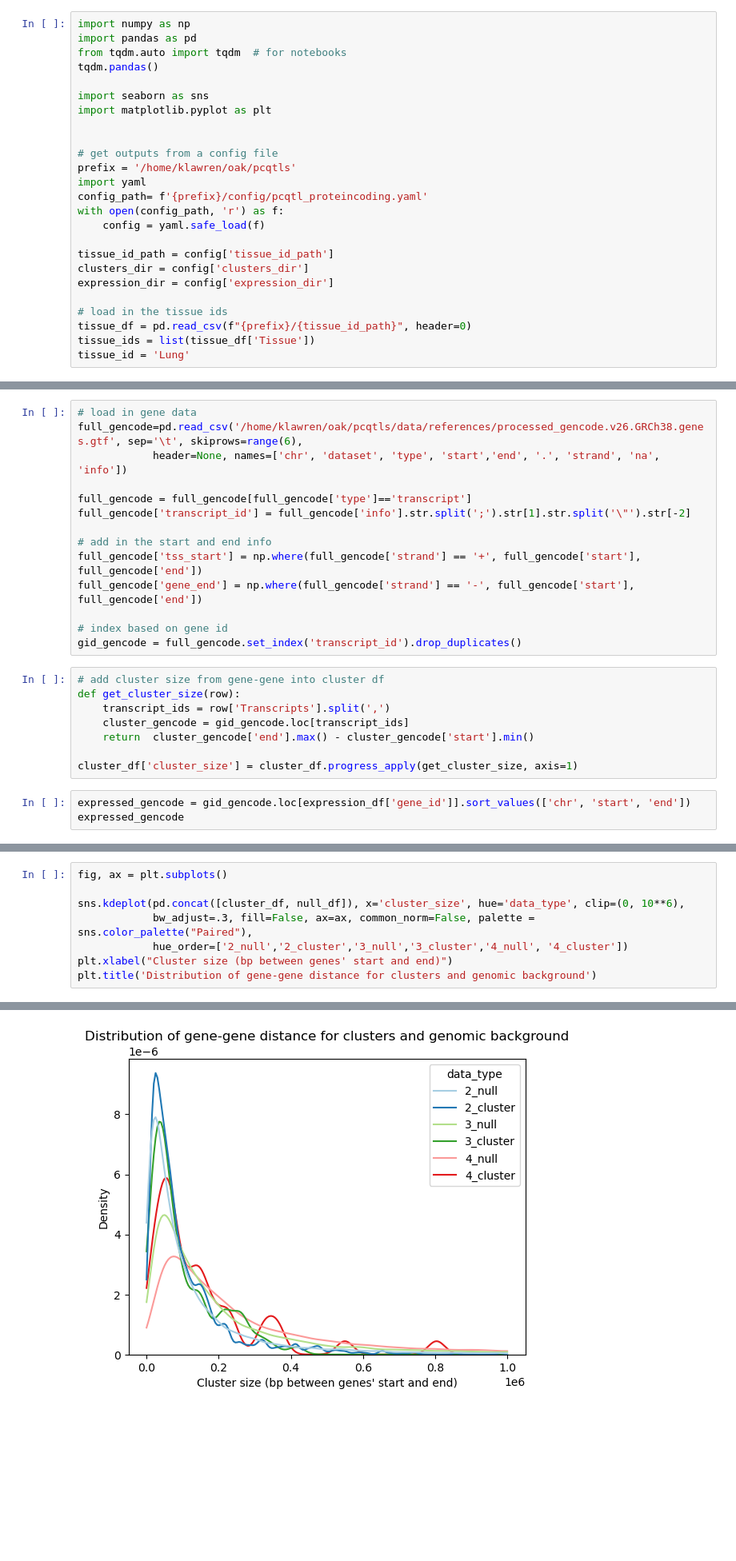
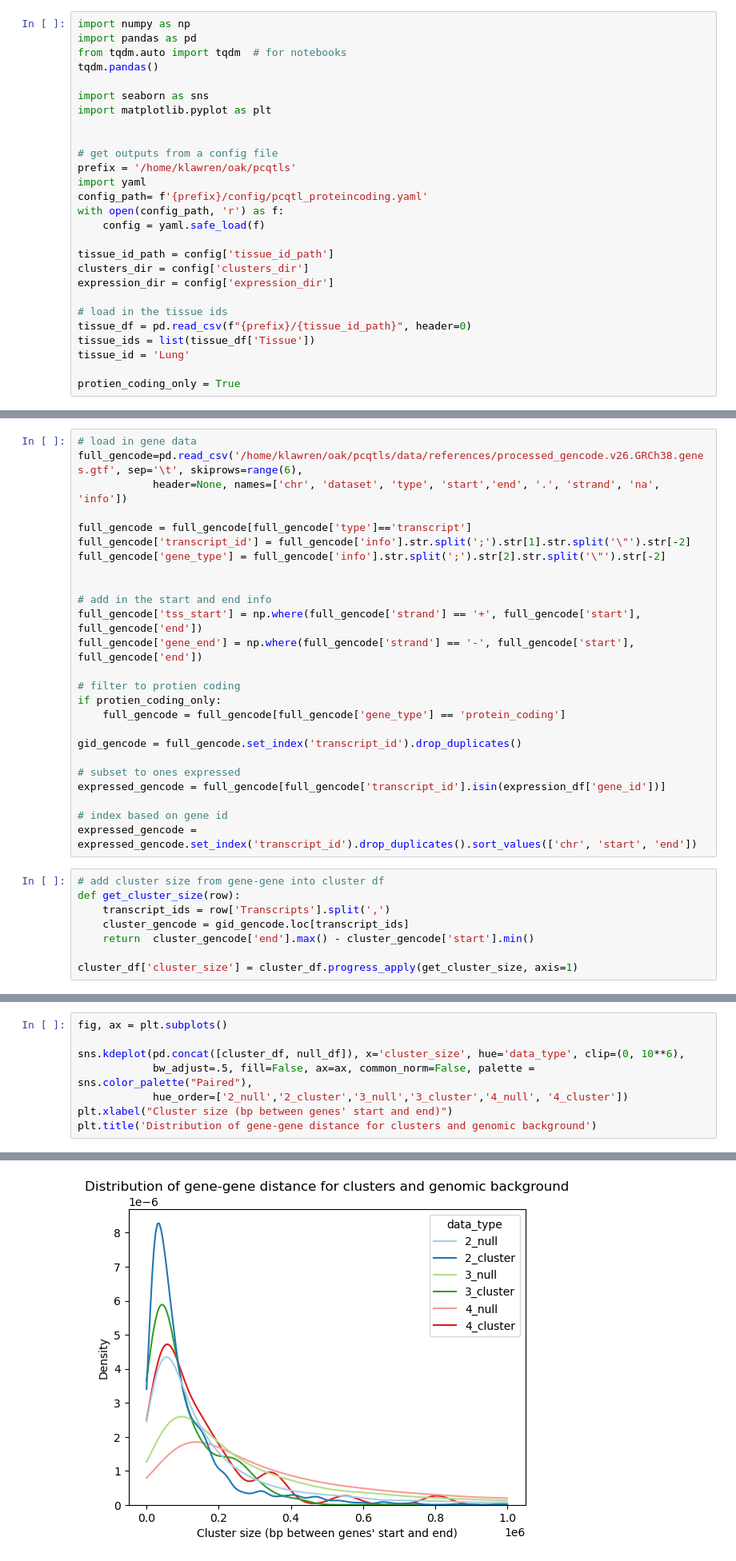
Before and after one commit to kal26/pcqtls, a Jupyter notebook: workflow/notebooks/cluster_analysis/cluster_annotation.ipynb, the cells around one changed output, grey strips where cells are left out. Shown: that part at 80% size. Drawn from its saved outputs; the diff is of its cells as text; blank space fills up the shorter version.

```diff
--- a/workflow/notebooks/cluster_analysis/cluster_annotation.ipynb
+++ b/workflow/notebooks/cluster_analysis/cluster_annotation.ipynb
@@ -39,6 +39,8 @@ expression_dir = config['expression_dir']
 tissue_df = pd.read_csv(f"{prefix}/{tissue_id_path}", header=0)
 tissue_ids = list(tissue_df['Tissue'])
 tissue_id = 'Lung'
+
+protien_coding_only = True
 # %% [markdown]
 ## Cluster distances
 pairs on genes in clusters vs random pairs
@@ -72,13 +74,24 @@ full_gencode=pd.read_csv('/home/klawren/oak/pcqtls/data/references/processed_gen
 
 full_gencode = full_gencode[full_gencode['type']=='transcript']
 full_gencode['transcript_id'] = full_gencode['info'].str.split(';').str[1].str.split('\"').str[-2]
+full_gencode['gene_type'] = full_gencode['info'].str.split(';').str[2].str.split('\"').str[-2]
+
 
 # add in the start and end info
 full_gencode['tss_start'] = np.where(full_gencode['strand'] == '+', full_gencode['start'], full_gencode['end'])
 full_gencode['gene_end'] = np.where(full_gencode['strand'] == '-', full_gencode['start'], full_gencode['end'])
 
+# filter to protien coding
+if protien_coding_only:
+    full_gencode = full_gencode[full_gencode['gene_type'] == 'protein_coding']
+
+gid_gencode = full_gencode.set_index('transcript_id').drop_duplicates()
+
+# subset to ones expressed
+expressed_gencode = full_gencode[full_gencode['transcript_id'].isin(expression_df['gene_id'])]
+
 # index based on gene id
-gid_gencode = full_gencode.set_index('transcript_id').drop_duplicates()
+expressed_gencode = expressed_gencode.set_index('transcript_id').drop_duplicates().sort_values(['chr', 'start', 'end'])
 # %%
 # add cluster size from gene-gene into cluster df
 def get_cluster_size(row):
@@ -87,6 +100,3 @@ def get_cluster_size(row):
     return  cluster_gencode['end'].max() - cluster_gencode['start'].min()
 
 cluster_df['cluster_size'] = cluster_df.progress_apply(get_cluster_size, axis=1)
-# %%
-expressed_gencode = gid_gencode.loc[expression_df['gene_id']].sort_values(['chr', 'start', 'end'])
-expressed_gencode
@@ -150,14 +145,14 @@ cluster_df['data_type'] = cluster_df['N_genes'].clip(0,4).astype(str) + '_cluste
 # %%
 fig, ax = plt.subplots()
 
 sns.kdeplot(pd.concat([cluster_df, null_df]), x='cluster_size', hue='data_type', clip=(0, 10**6),
-            bw_adjust=.3, fill=False, ax=ax, common_norm=False, palette = sns.color_palette("Paired"),
+            bw_adjust=.5, fill=False, ax=ax, common_norm=False, palette = sns.color_palette("Paired"),
             hue_order=['2_null','2_cluster','3_null','3_cluster','4_null', '4_cluster'])
 plt.xlabel("Cluster size (bp between genes' start and end)")
 plt.title('Distribution of gene-gene distance for clusters and genomic background')
 # %% [output]
 Text(0.5, 1.0, 'Distribution of gene-gene distance for clusters and genomic background')
-[figure, old version]
+[figure, new version]
 # %% [markdown]
 ## bidirectional promotors
 if any of the genes in the cluster are opposite strand with tss < 1000 bp away, classify as bidirecitonal promotor
```
Also changed, not shown: parts of 1 cell of this notebook, 6 other files.
